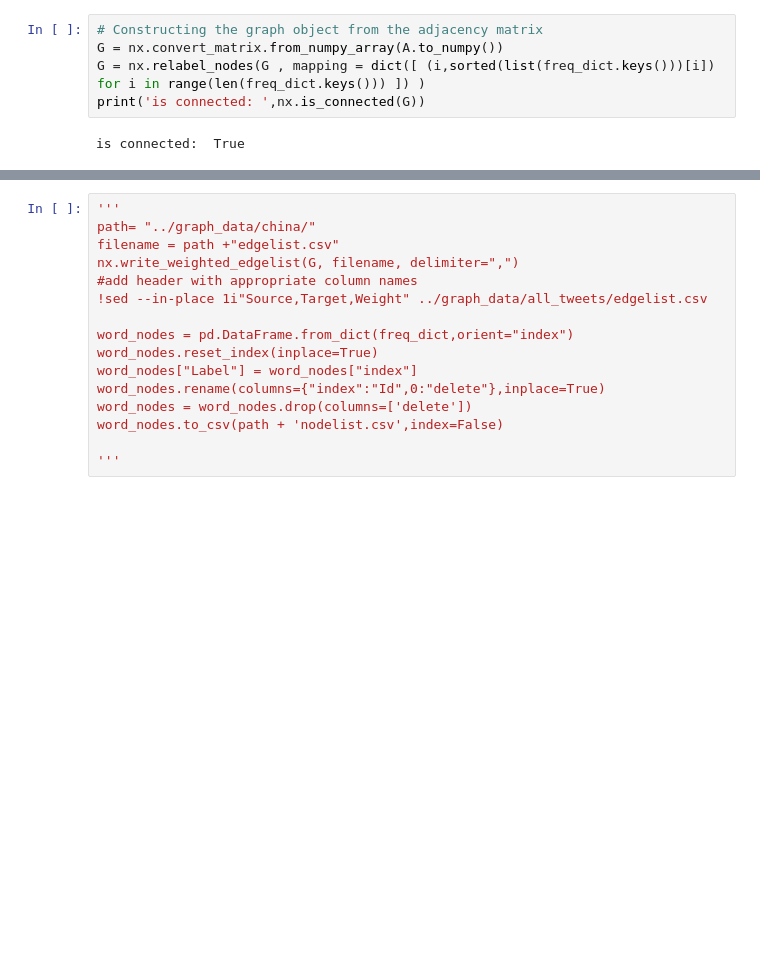
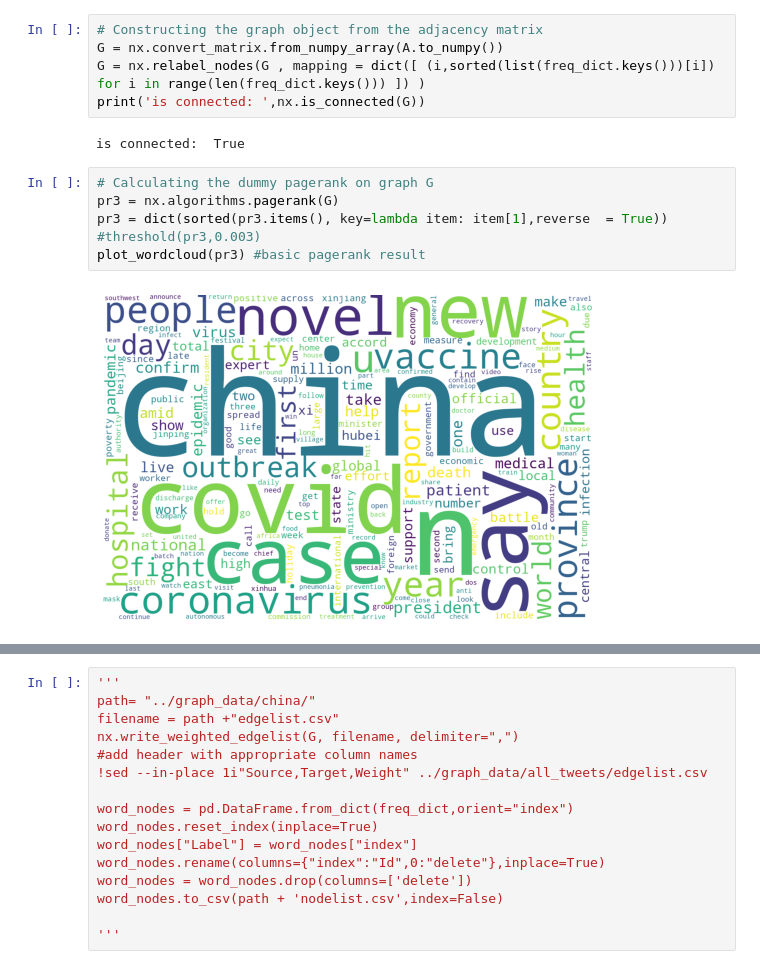
Before and after one commit to silviapoletti/Covid19-related-tweets-Network-Analysis, a Jupyter notebook: src/LIWK_and_projection(draft).ipynb, the cells around one changed output, grey strips where cells are left out. Saved outputs shown, nothing was run; the diff lists cells and outputs as text; blank space fills up the shorter version.

Commit message:
pagerank projection algorithm

```diff
--- a/src/LIWK_and_projection(draft).ipynb
+++ b/src/LIWK_and_projection(draft).ipynb
@@ -370,5 +373,13 @@ G = nx.relabel_nodes(G , mapping = dict([ (i,sorted(list(freq_dict.keys()))[i])
 print('is connected: ',nx.is_connected(G))
 # %% [output]
 is connected:  True
+# %%
+# Calculating the dummy pagerank on graph G
+pr3 = nx.algorithms.pagerank(G)
+pr3 = dict(sorted(pr3.items(), key=lambda item: item[1],reverse  = True))
+#threshold(pr3,0.003)
+plot_wordcloud(pr3) #basic pagerank result
+# %% [output]
+[figure, added]
 # %%
 # Calculating the pagerank on graph G, using as weight for teleportation the average marker value
```
Also changed, not shown: parts of 48 cells of this notebook.
